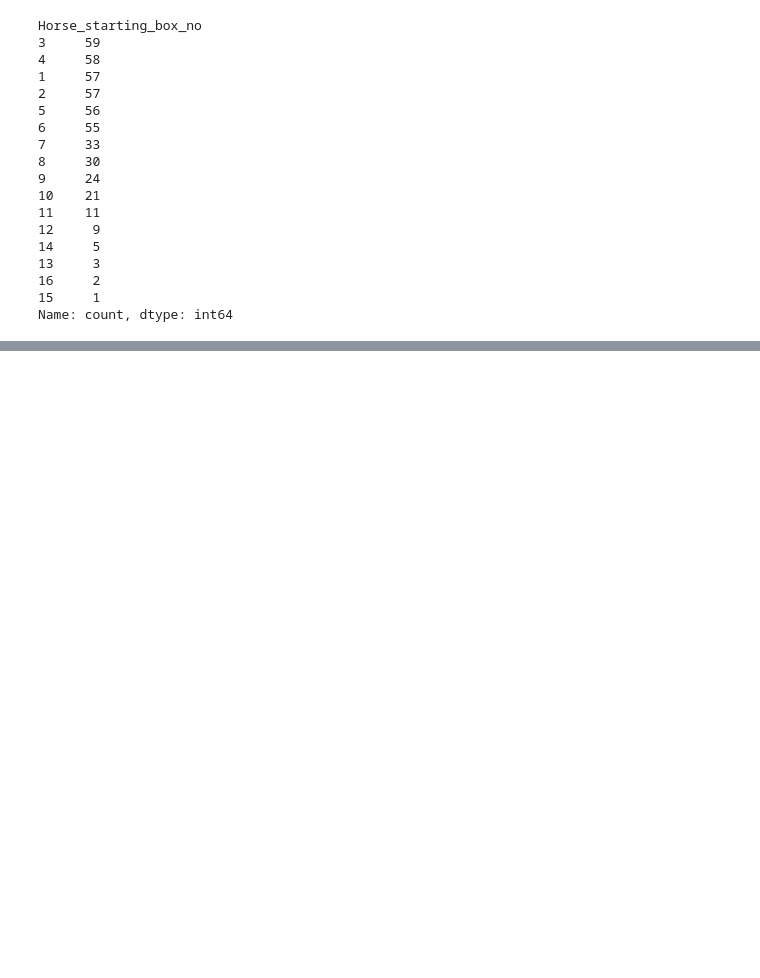
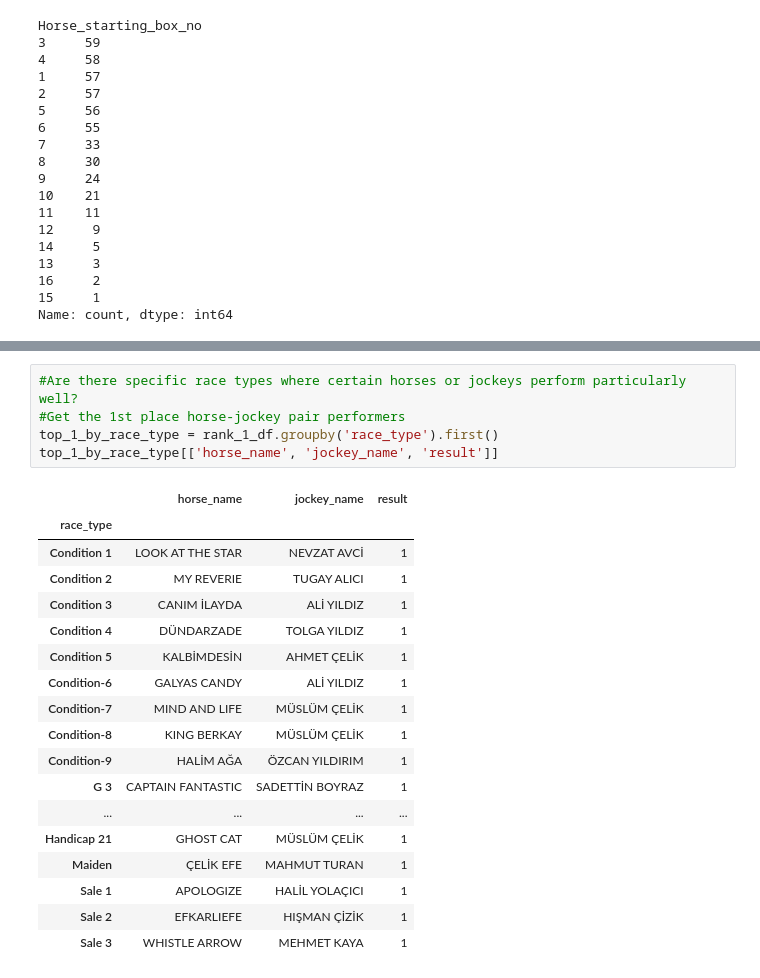
Before and after one commit to moonsunkey/Project-1, a Jupyter notebook: HorseRacing.ipynb, the cells around one changed output, grey strips where cells are left out. Saved outputs shown, nothing was run; the diff lists cells and outputs as text; blank space fills up the shorter version.

```diff
--- a/HorseRacing.ipynb
+++ b/HorseRacing.ipynb
@@ -229,0 +248,24 @@ Name: count, dtype: int64
+# %%
+#Are there specific race types where certain horses or jockeys perform particularly well?
+#Get the 1st place horse-jockey pair performers
+top_1_by_race_type = rank_1_df.groupby('race_type').first()
+top_1_by_race_type[['horse_name', 'jockey_name', 'result']]
+# %% [output]
+|  | horse_name | jockey_name | result |
+| race_type |  |  |  |
+| Condition 1 | LOOK AT THE STAR | NEVZAT AVCİ | 1 |
+| Condition 2 | MY REVERIE | TUGAY ALICI | 1 |
+| Condition 3 | CANIM İLAYDA | ALİ YILDIZ | 1 |
+| Condition 4 | DÜNDARZADE | TOLGA YILDIZ | 1 |
+| Condition 5 | KALBİMDESİN | AHMET ÇELİK | 1 |
+| Condition-6 | GALYAS CANDY | ALİ YILDIZ | 1 |
+| Condition-7 | MIND AND LIFE | MÜSLÜM ÇELİK | 1 |
+| Condition-8 | KING BERKAY | MÜSLÜM ÇELİK | 1 |
+| Condition-9 | HALİM AĞA | ÖZCAN YILDIRIM | 1 |
+| G 3 | CAPTAIN FANTASTIC | SADETTİN BOYRAZ | 1 |
+| ... | ... | ... | ... |
+| Handicap 21 | GHOST CAT | MÜSLÜM ÇELİK | 1 |
+| Maiden | ÇELİK EFE | MAHMUT TURAN | 1 |
+| Sale 1 | APOLOGIZE | HALİL YOLAÇICI | 1 |
+| Sale 2 | EFKARLIEFE | HIŞMAN ÇİZİK | 1 |
+| Sale 3 | WHISTLE ARROW | MEHMET KAYA | 1 |
```
Also changed, not shown: parts of 5 cells of this notebook.
